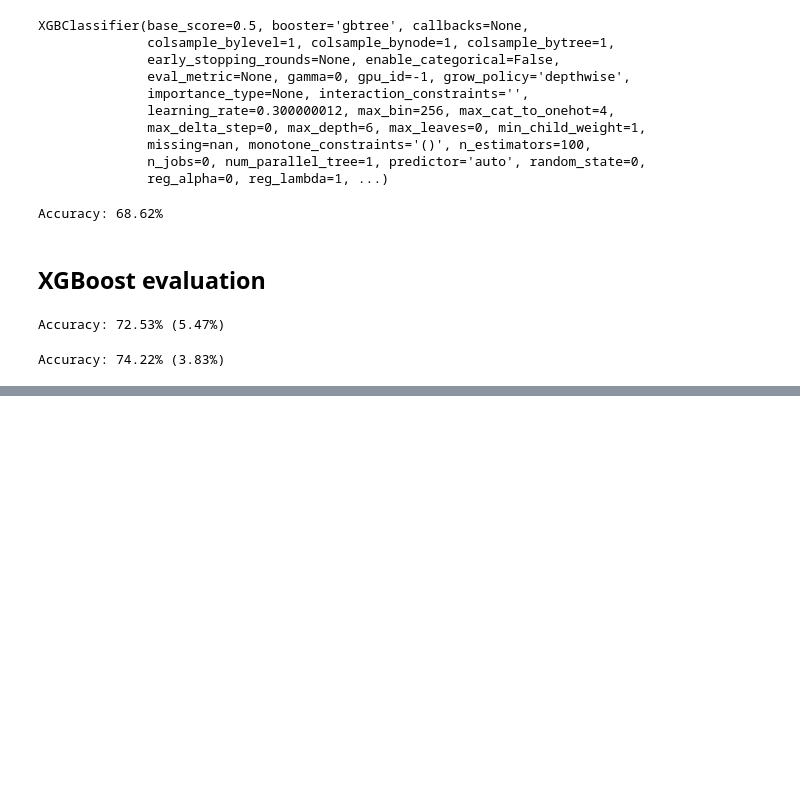
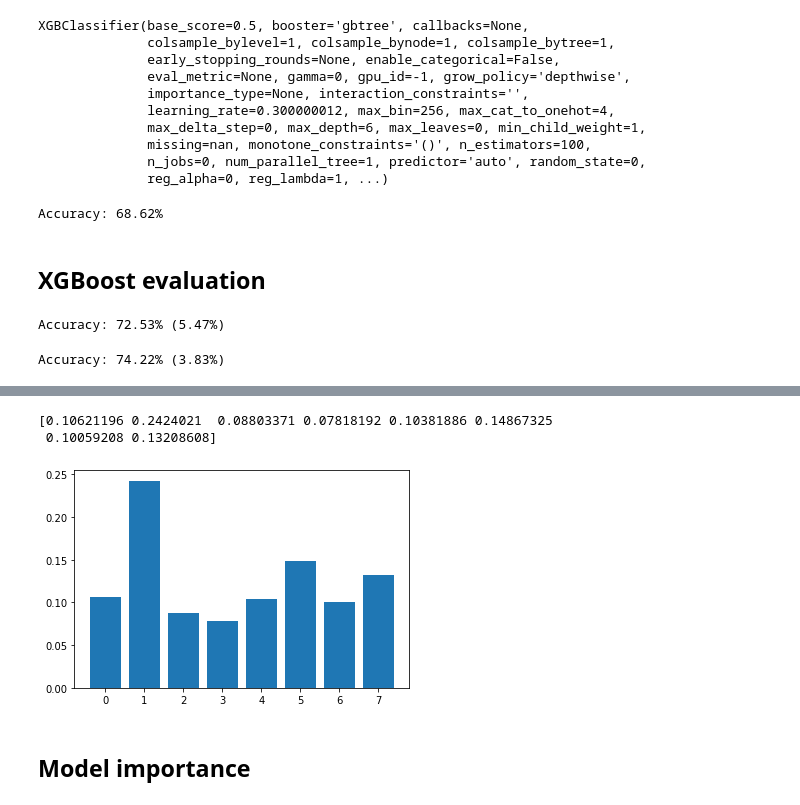
Before and after one commit to sergiomtzlosa/qml-notebooks, a Jupyter notebook: classical-ml/05 - xgboost_example.ipynb, the cells around one changed output, grey strips where cells are left out. Drawn from its saved outputs; the diff is of its cells as text; code cells hidden in the pictures; blank space fills up the shorter version.

Commit message:
added more data

```diff
--- a/classical-ml/05 - xgboost_example.ipynb
+++ b/classical-ml/05 - xgboost_example.ipynb
@@ -222,0 +229,12 @@ Accuracy: 74.22% (3.83%)
+# %%
+names = ['preg', 'plas', 'pres', 'skin', 'test', 'mass', 'pedi', 'age', 'class']
+dataset = pd.read_csv('../datasets/pima-indians-diabetes.data.csv', names = names)
+dataset = dataset.values
+# %%
+# split data into X and y
+X = dataset[:,0:8]
+y = dataset[:,8]
+
+# fit model on training data
+model = XGBClassifier()
+model.fit(X, y)
@@ -222,0 +252,14 @@ Accuracy: 74.22% (3.83%)
+# %%
+# feature importance
+print(model.feature_importances_)
+# %% [output]
+[0.10621196 0.2424021  0.08803371 0.07818192 0.10381886 0.14867325
+ 0.10059208 0.13208608]
+# %%
+# plot
+pyplot.bar(range(len(model.feature_importances_)), model.feature_importances_)
+pyplot.show()
+# %% [output]
+[figure, added]
+# %% [markdown]
+## Model importance
```
Also changed, not shown: parts of 39 cells of this notebook.
